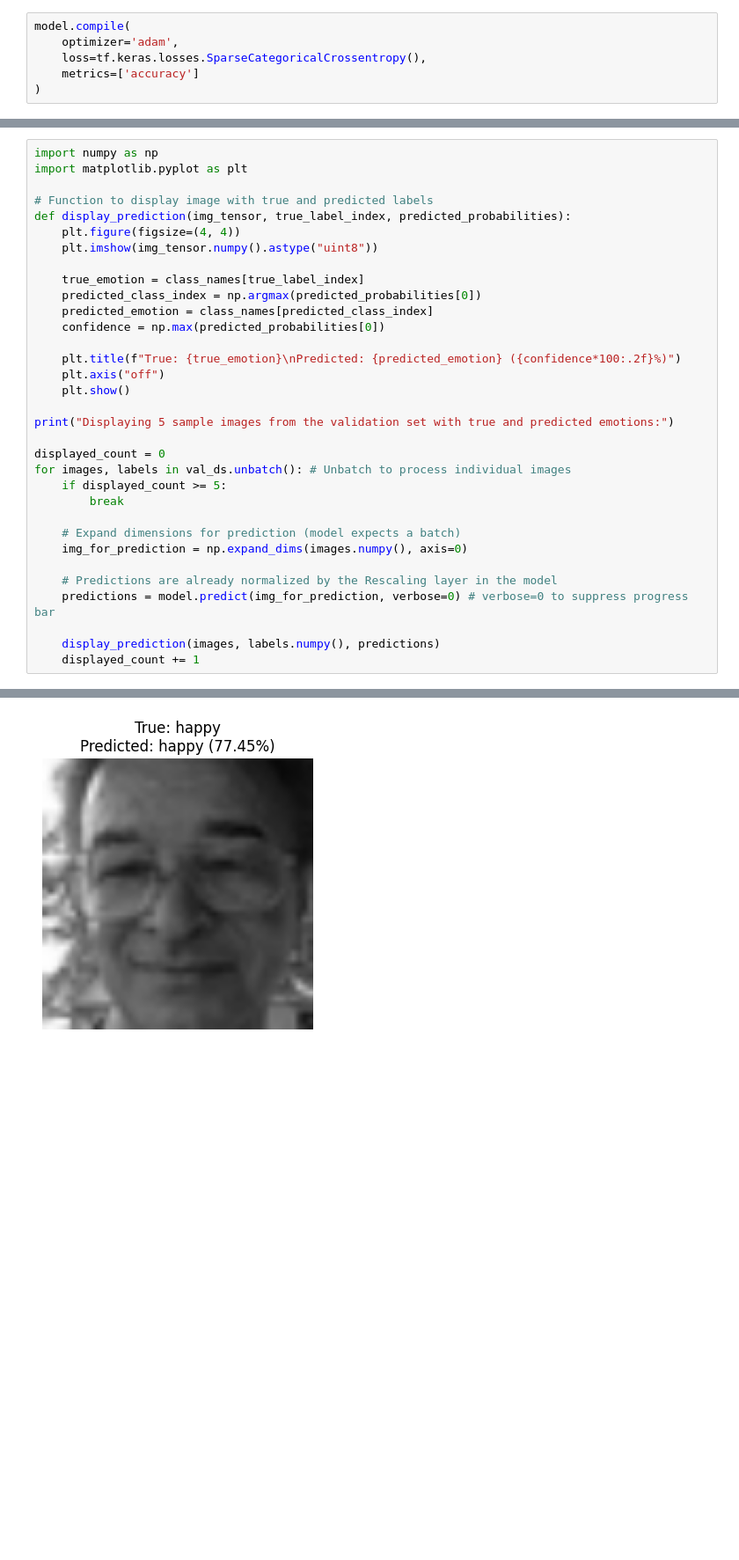
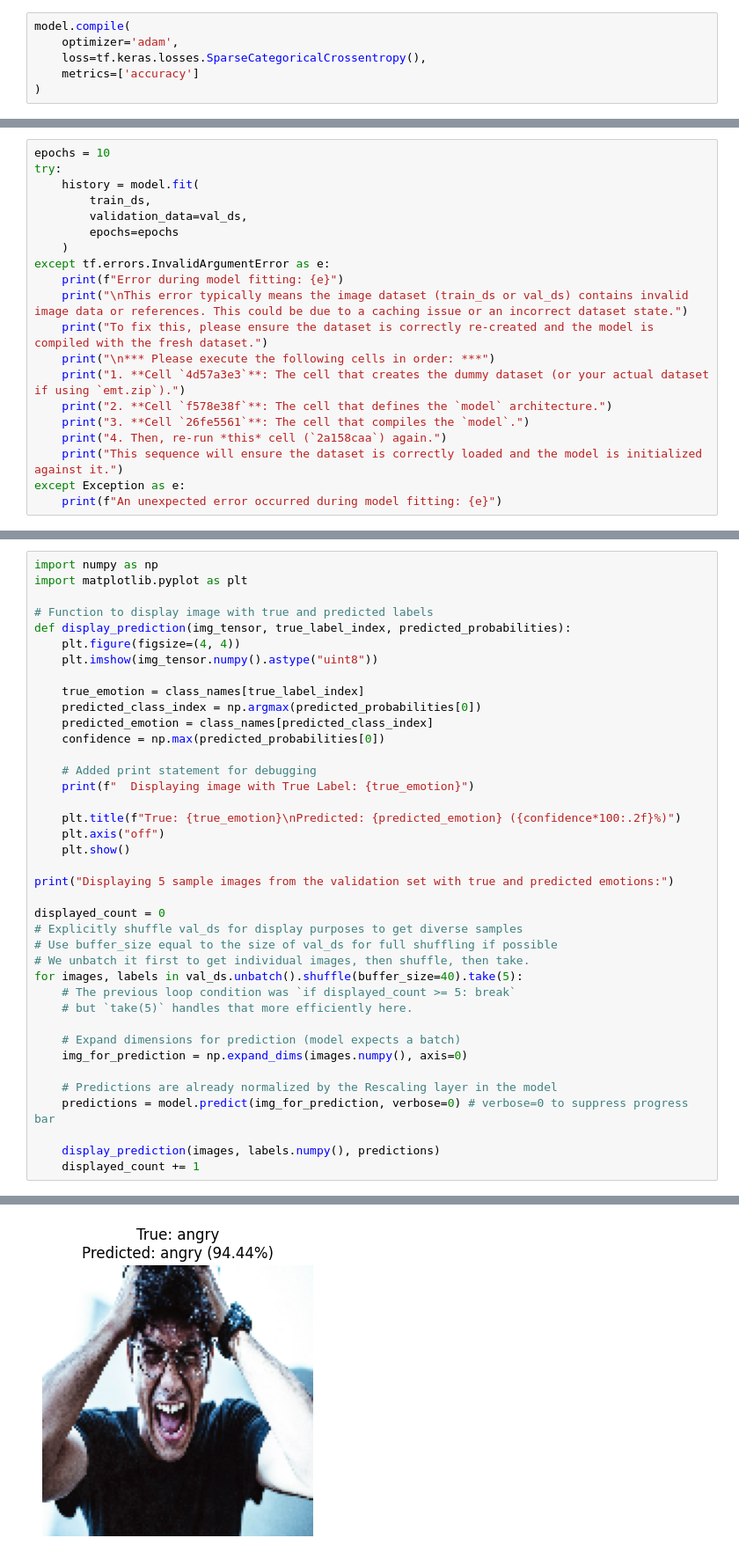
Before and after one commit to RayyanShajahan/My-codes, a Jupyter notebook: deep_learning_day4_pt3.ipynb, the cells around one changed output, grey strips where cells are left out. Shown at 88% size. Drawn from its saved outputs; the diff is of its cells as text; blank space fills up the shorter version.

```diff
--- a/deep_learning_day4_pt3.ipynb
+++ b/deep_learning_day4_pt3.ipynb
@@ -194,0 +189,20 @@ Epoch 10/10
+# %%
+epochs = 10
+try:
+    history = model.fit(
+        train_ds,
+        validation_data=val_ds,
+        epochs=epochs
+    )
+except tf.errors.InvalidArgumentError as e:
+    print(f"Error during model fitting: {e}")
+    print("\nThis error typically means the image dataset (train_ds or val_ds) contains invalid image data or references. This could be due to a caching issue or an incorrect dataset state.")
+    print("To fix this, please ensure the dataset is correctly re-created and the model is compiled with the fresh dataset.")
+    print("\n*** Please execute the following cells in order: ***")
+    print("1. **Cell `4d57a3e3`**: The cell that creates the dummy dataset (or your actual dataset if using `emt.zip`).")
+    print("2. **Cell `f578e38f`**: The cell that defines the `model` architecture.")
+    print("3. **Cell `26fe5561`**: The cell that compiles the `model`.")
+    print("4. Then, re-run *this* cell (`2a158caa`) again.")
+    print("This sequence will ensure the dataset is correctly loaded and the model is initialized against it.")
+except Exception as e:
+    print(f"An unexpected error occurred during model fitting: {e}")
@@ -240,6 +275,9 @@ def display_prediction(img_tensor, true_label_index, predicted_probabilities):
     predicted_emotion = class_names[predicted_class_index]
     confidence = np.max(predicted_probabilities[0])
 
+    # Added print statement for debugging
+    print(f"  Displaying image with True Label: {true_emotion}")
+
     plt.title(f"True: {true_emotion}\nPredicted: {predicted_emotion} ({confidence*100:.2f}%)")
     plt.axis("off")
     plt.show()
@@ -247,9 +285,12 @@ def display_prediction(img_tensor, true_label_index, predicted_probabilities):
 print("Displaying 5 sample images from the validation set with true and predicted emotions:")
 
 displayed_count = 0
-for images, labels in val_ds.unbatch(): # Unbatch to process individual images
-    if displayed_count >= 5:
-        break
+# Explicitly shuffle val_ds for display purposes to get diverse samples
+# Use buffer_size equal to the size of val_ds for full shuffling if possible
+# We unbatch it first to get individual images, then shuffle, then take.
+for images, labels in val_ds.unbatch().shuffle(buffer_size=40).take(5):
+    # The previous loop condition was `if displayed_count >= 5: break`
+    # but `take(5)` handles that more efficiently here.
 
     # Expand dimensions for prediction (model expects a batch)
     img_for_prediction = np.expand_dims(images.numpy(), axis=0)
@@ -264 +306 @@ Displaying 5 sample images from the validation set with true and predicted emoti
-[figure, old version]
+[figure, new version]
```
Also changed, not shown: parts of 16 cells of this notebook.
